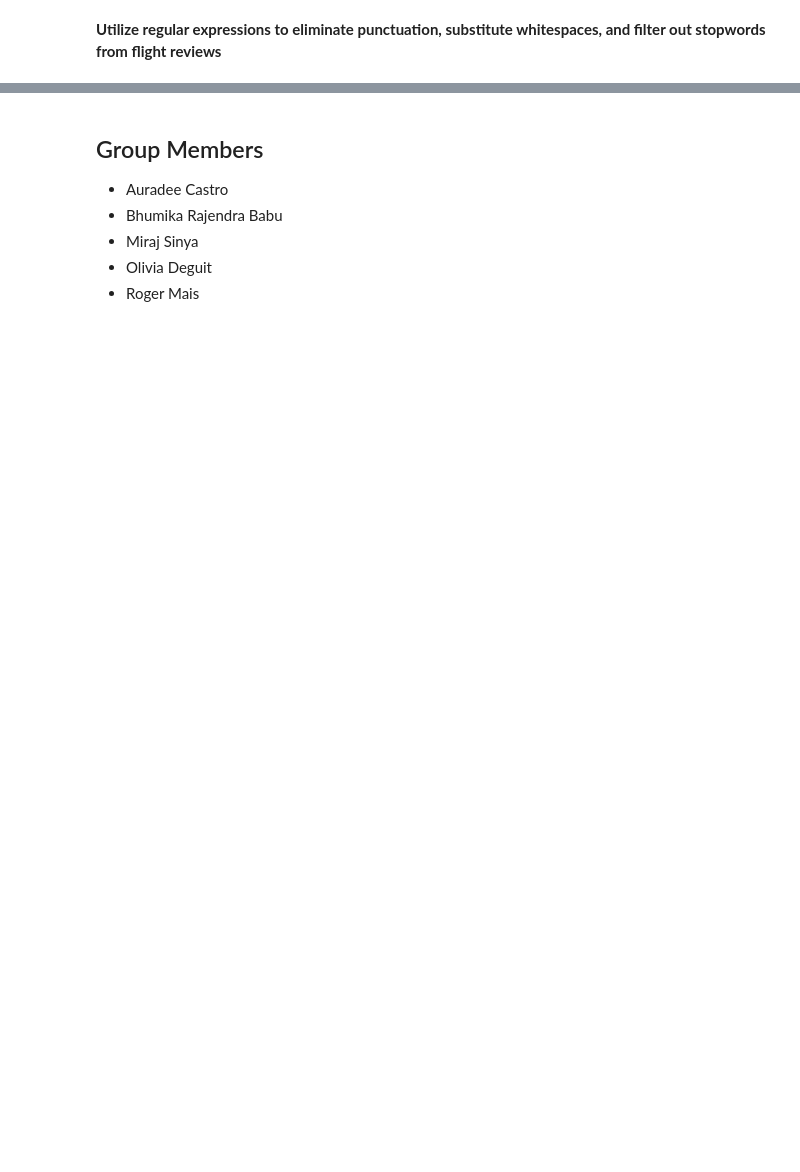
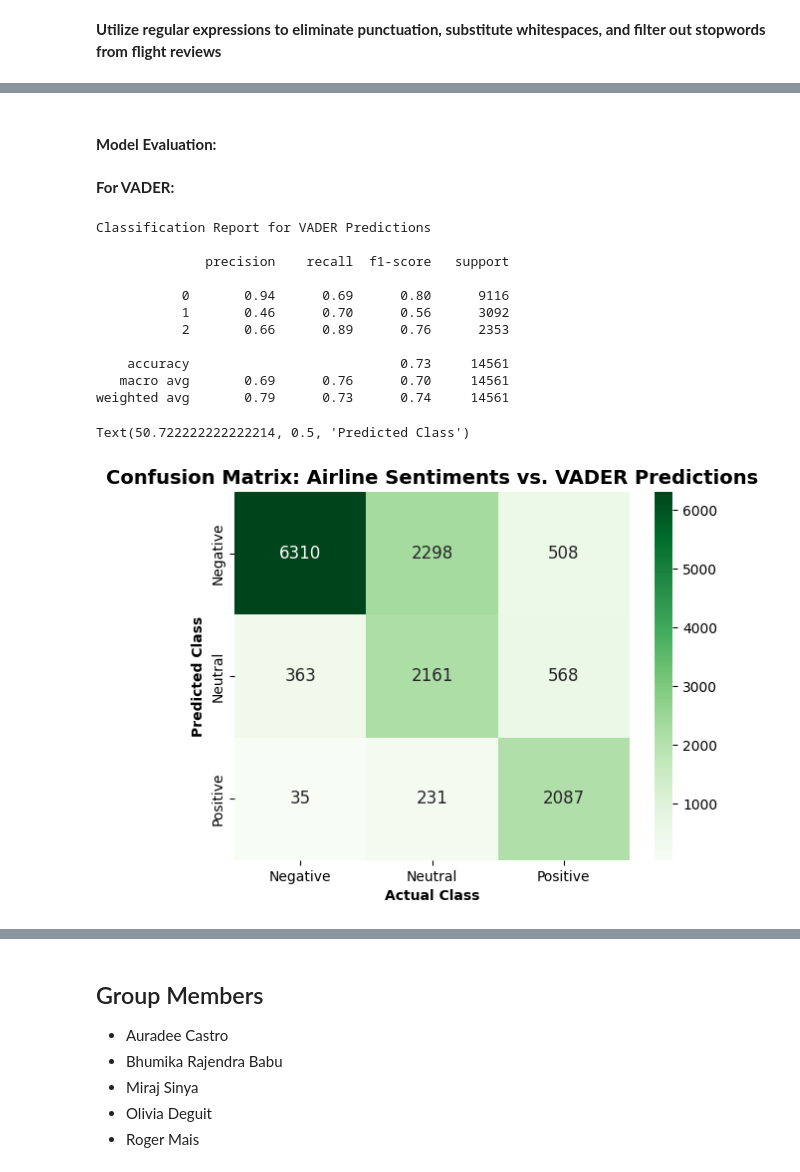
Before and after one commit to abccastro/ChatBot-Online-Flight-Booking, a Jupyter notebook: Flight Sentiment Analysis.ipynb, the cells around one changed output, grey strips where cells are left out. Saved outputs shown, nothing was run; the diff lists cells and outputs as text; code cells hidden in the pictures; blank space fills up the shorter version.

```diff
--- a/Flight Sentiment Analysis.ipynb
+++ b/Flight Sentiment Analysis.ipynb
@@ -671,0 +385,18 @@ Specify the evaluation here post hyperparameter tuning
+# %%
+def process_vader_sentiment(df):
+    # Generate sentiments using VADER
+    df['vader_sentiment'] = df['cleaned_review'].apply(lambda x : md.generate_vader_labels(x))
+
+    # Flag to check if vader sentiments match with the airline sentiments
+    df['vader_is_matched'] = df['vader_sentiment'] == df['airline_sentiment']
+
+    return df
+
+
+try:
+    print("Parallel processing of flight airline reviews...")
+    flight_review_df = utils.parallel_processing(flight_review_df, process_vader_sentiment)
+
+    display(flight_review_df.head(10))
+except Exception as err:
+    print(f"ERROR: {err}")
@@ -671,0 +463,6 @@ Specify the evaluation here post hyperparameter tuning
+# %%
+encoder = LabelEncoder()
+flight_review_df['airline_sentiment_encoded'] = encoder.fit_transform(flight_review_df['airline_sentiment'])
+flight_review_df['vader_sentiment_encoded'] = encoder.fit_transform(flight_review_df['vader_sentiment'])
+flight_review_df['roberta_sentiment_encoded'] = encoder.fit_transform(flight_review_df['roberta_sentiment'])
+flight_review_df.head(5)
@@ -671,0 +478,36 @@ Specify the evaluation here post hyperparameter tuning
+# %% [markdown]
+#### __Model Evaluation:__
+# %%
+airline_sentiments = flight_review_df['airline_sentiment_encoded']
+roberta_predictions = flight_review_df['vader_sentiment_encoded']
+vader_predictions = flight_review_df['roberta_sentiment_encoded']
+# %% [markdown]
+__For VADER:__
+# %%
+print("Classification Report for VADER Predictions\n")
+print(classification_report(airline_sentiments, vader_predictions))
+
+# Create a confusion matrix
+class_labels = ['Negative', 'Neutral', 'Positive']
+cm = confusion_matrix(airline_sentiments, vader_predictions)
+cm_matrix = pd.DataFrame(data=cm, columns=class_labels, index=class_labels)
+
+sb.heatmap(cm_matrix, cmap='Greens', annot=True, fmt='d', annot_kws={"size": 12})
+
+plt.title('Confusion Matrix: Airline Sentiments vs. VADER Predictions', fontsize=14, fontweight='bold')
+plt.xlabel('Actual Class', fontweight='bold')
+plt.ylabel('Predicted Class', fontweight='bold')
+# %% [output]
+Classification Report for VADER Predictions
+
+              precision    recall  f1-score   support
+
+           0       0.94      0.69      0.80      9116
+           1       0.46      0.70      0.56      3092
+           2       0.66      0.89      0.76      2353
+
+    accuracy                           0.73     14561
+   macro avg       0.69      0.76      0.70     14561
+weighted avg       0.79      0.73      0.74     14561
+Text(50.722222222222214, 0.5, 'Predicted Class')
+[figure, added]
```
Also changed, not shown: parts of 57 cells of this notebook, 3 other files.
